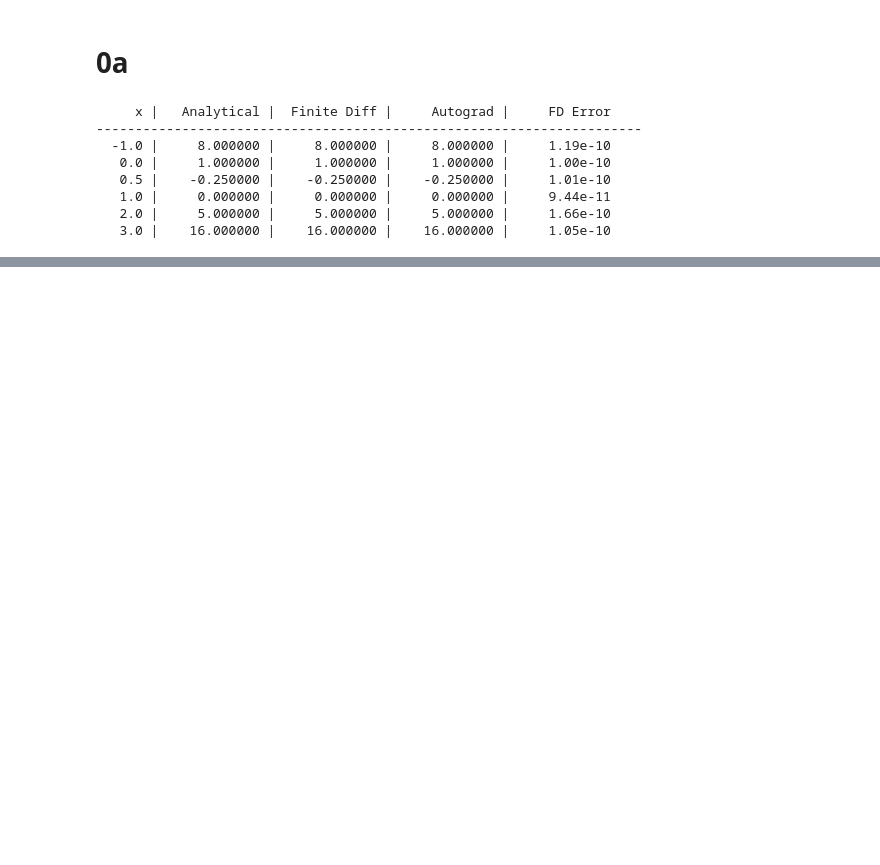
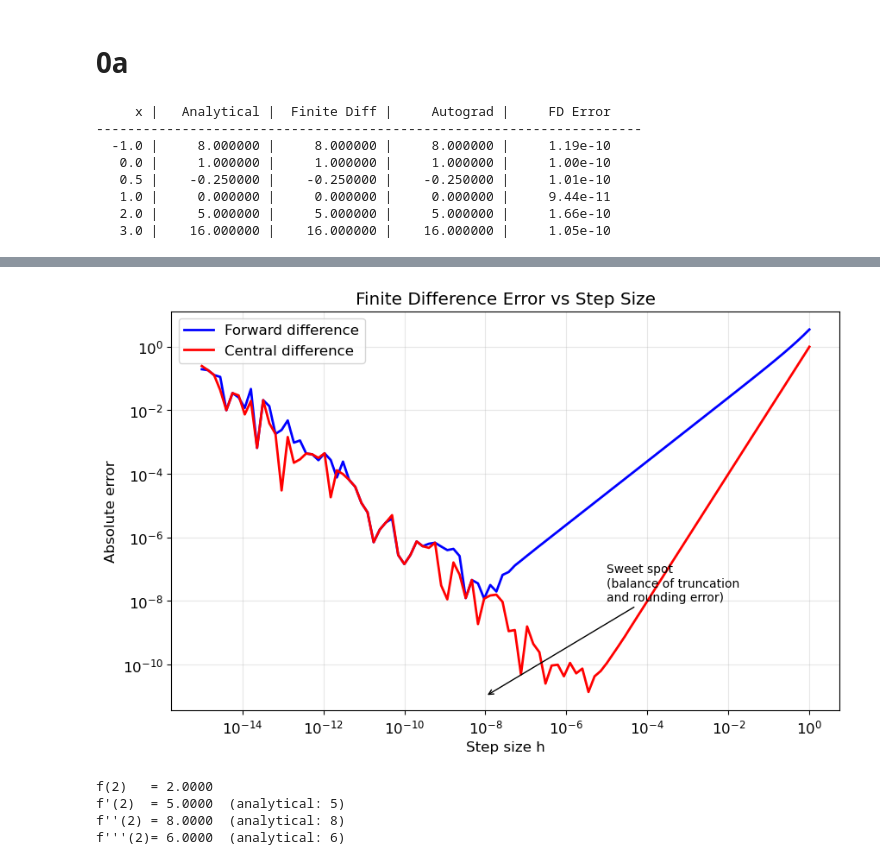
Before and after one commit to akshay-chenna/learning-diffusion, a Jupyter notebook: implementation.ipynb, the cells around one changed output, grey strips where cells are left out. Cells and saved outputs as stored; diff of their text form; code cells hidden in the pictures; blank space fills up the shorter version.

```diff
--- a/implementation.ipynb
+++ b/implementation.ipynb
@@ -46,0 +68,43 @@ for x in test_points:
+# %%
+x0 = 1.5
+exact = f_prime_analytical(x0)
+
+h_values = np.logspace(-15, 0, 100)
+
+forward_errors = [ abs((f(x0+h) - f(x0))/ h - exact) for h in h_values]
+central_errors = [ abs((f(x0+h) - f(x0-h))/(2*h) - exact) for h in h_values]
+
+
+plt.figure(figsize=(10, 6))
+plt.loglog(h_values, forward_errors, 'b-', label='Forward difference', linewidth=2)
+plt.loglog(h_values, central_errors, 'r-', label='Central difference', linewidth=2)
+plt.xlabel('Step size h')
+plt.ylabel('Absolute error')
+plt.title('Finite Difference Error vs Step Size')
+plt.legend()
+plt.grid(True, alpha=0.3, which='both')
+plt.annotate('Sweet spot\n(balance of truncation\nand rounding error)',
+             xy=(1e-8, 1e-11), fontsize=10,
+             arrowprops=dict(arrowstyle='->', color='black'),
+             xytext=(1e-5, 1e-8))
+plt.show()
+# %% [output]
+[figure, added]
+# %%
+x = torch.tensor(2.0, requires_grad=True)
+y = x**3 - 2*x**2 + x
+
+dy_dx = torch.autograd.grad(y,x, create_graph=True)[0]
+print(f"f(2)   = {y.item():.4f}")
+print(f"f'(2)  = {dy_dx.item():.4f}  (analytical: {3*4 - 4*2 + 1})")
+
+d2y_dx2 = torch.autograd.grad(dy_dx,x, create_graph=True)[0]
+print(f"f''(2) = {d2y_dx2.item():.4f}  (analytical: {6*2 - 4})")
+
+d3y_dx3 = torch.autograd.grad(d2y_dx2,x, create_graph=True)[0]
+print(f"f'''(2)= {d3y_dx3.item():.4f}  (analytical: 6)")
+# %% [output]
+f(2)   = 2.0000
+f'(2)  = 5.0000  (analytical: 5)
+f''(2) = 8.0000  (analytical: 8)
+f'''(2)= 6.0000  (analytical: 6)
```
Also changed, not shown: parts of 1 cell of this notebook.
